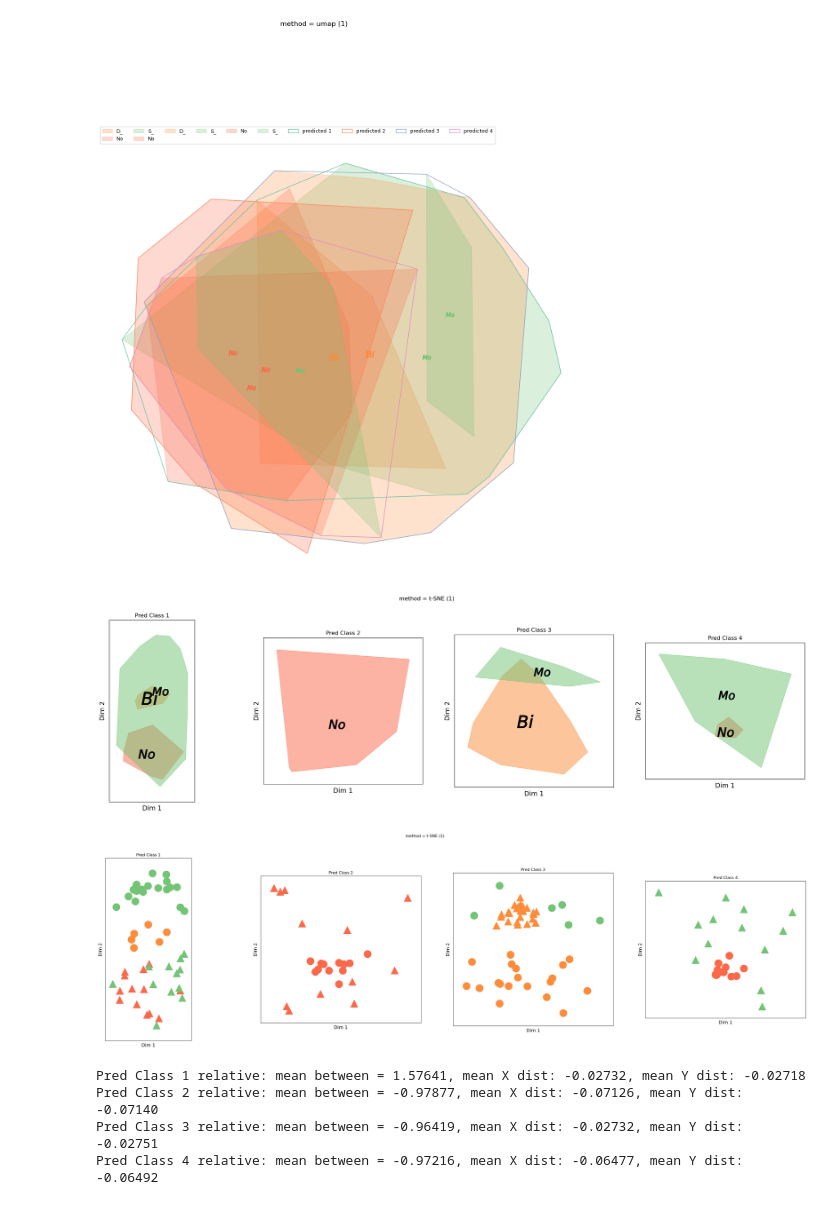
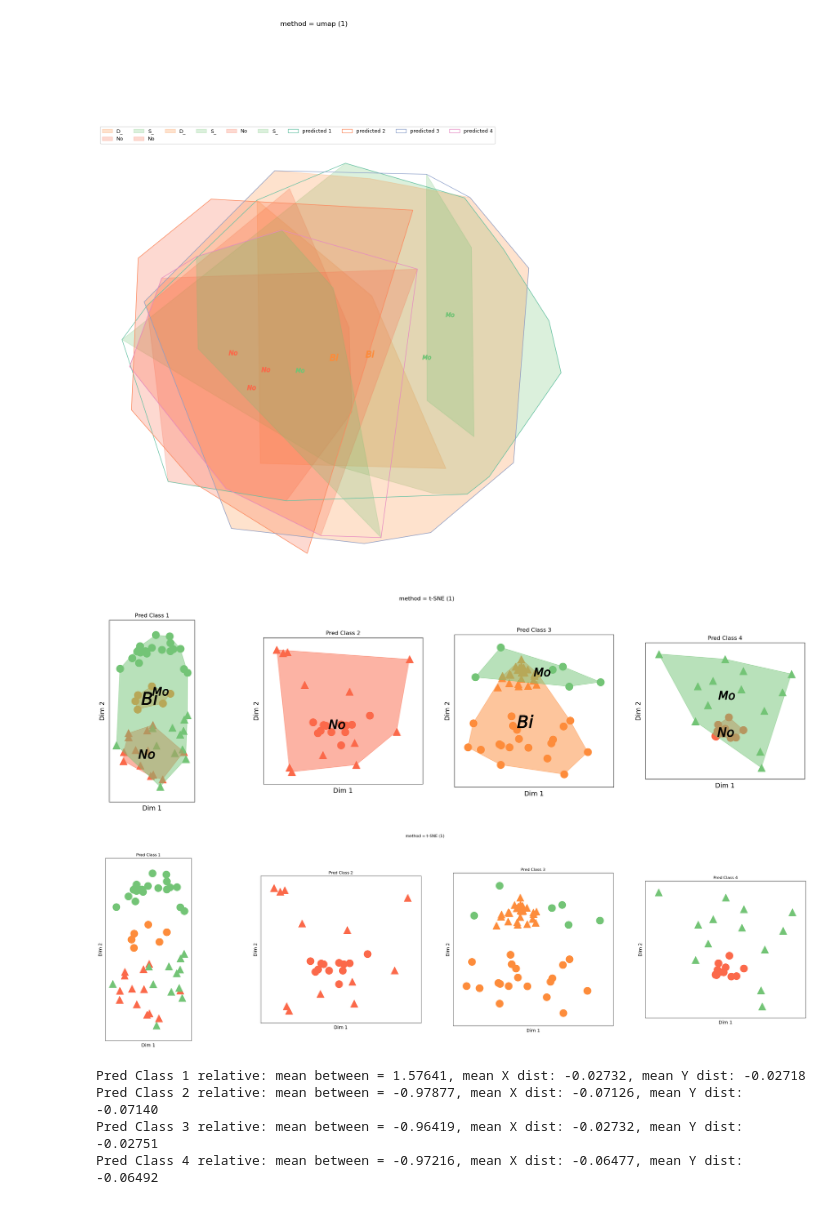
Before and after one commit to AlexiaNomena/MIASA, a Jupyter notebook: miasa_NonEucl_GRN.ipynb, the cells around one changed output. Drawn from its saved outputs; the diff is of its cells as text; code cells hidden in the pictures.

```diff
--- a/miasa_NonEucl_GRN.ipynb
+++ b/miasa_NonEucl_GRN.ipynb
@@ -251,7 +252,7 @@ fig2, ax = plotClass_separated(Id_Class, X_vars, Y_vars, pdf, dtp,
           scale = False, # scale = "pca", "standard", anything esle is taken as no scaling
           cluster_colors = False, # chosed_color: if False, true_colors bellow must be given
           true_colors = data_dic_orig["true_colors"],# give a true class colors as dictionary with X_vars and Y_vars as key
-          markers = [(" ",250),(" ",250)], # optional markers list and their size for X and Y
+          markers = [("o",250),("^",250)], # optional markers list and their size for X and Y
           show_labels = False, # optional show the labels of X and Y
           show_orig = False, #optional show the the axis lines going through embedded origin
           legend = False, # add legend only if true cluster are required
@@ -267,34 +268,34 @@ fig2, ax = plotClass_separated(Id_Class, X_vars, Y_vars, pdf, dtp,
           points_hull = 5, ## threshold for connecting points in convex hull
           dataname = "GRN",# true cluster markers for this simulation
           show_separation = True, ### show axis to clearly separate all predicted clusters
           num_row_col = (1, 4),
           alpha = 0.5)
 
 pdf2.savefig(fig2, bbox_inches = "tight")
 
 """2-Dimensional visualization visualization of clusters (UMAP visualization)
 - separated predicted classes
 - colored true classes
 """
 fig, ax = plotClass_separated_ver0(Id_Class, X_vars, Y_vars, pdf, dtp,
           run_num = 1, n_neighbors = 15, min_dist = 0.99,
           method = "t-SNE",
           scale = False, # scale = "pca", "standard", anything esle is taken as no scaling
           cluster_colors = False, # chosed_color: if False, true_colors bellow must be given
           true_colors = data_dic_orig["true_colors"], # give a true class colors as dictionary with X_vars and Y_vars as key
           markers = [("o",500),("^",500)], # optional markers list and their size for X and Y
           sub_fig_size = 10, # optional sub figure size (as a square)
           show_labels = False, # optional show the labels of X and Y
           show_orig = False, # optional show the the axis lines going through origin
           show_separation = True, # optional separate all subfigs
           num_row_col = (1, 4),  # number of subfigs in row and col
           dataname = "GRN",# true cluster markers for this simulation
           )
 
 pdf2.savefig(fig, bbox_inches = "tight")
 pdf2.close()
 # %% [output]
-[figure, old version]
+[figure, new version]
 [figure]
 # %%
 """Print average distances for each Predicted sample"""
```
Also changed, not shown: parts of 2 cells of this notebook, 3 other files.
